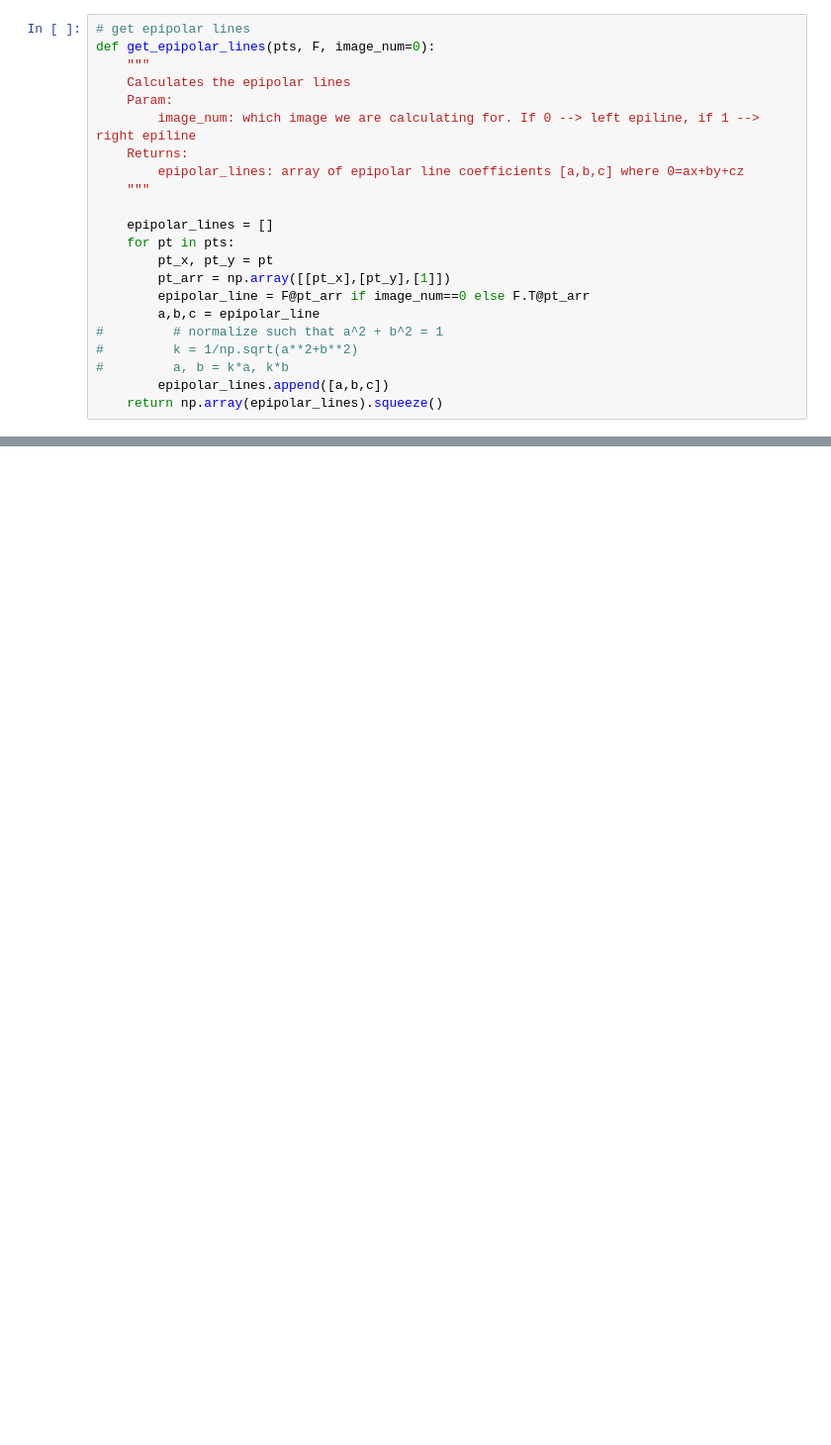
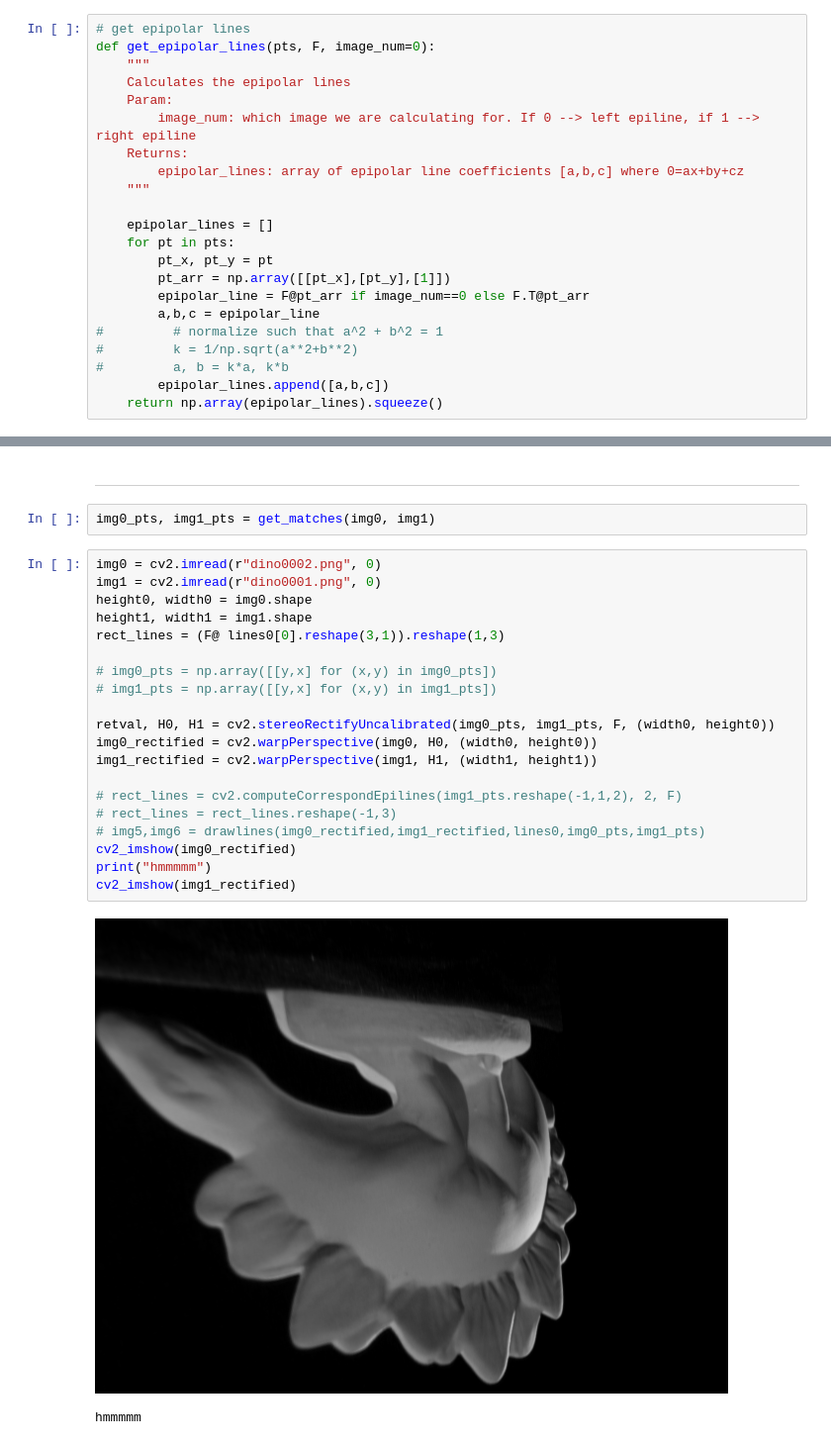
Before and after one commit to jiyunam/3d_stereo, a Jupyter notebook: (clean) 8 point algorithm.ipynb, the cells around one changed output, grey strips where cells are left out. Shown at 99% size. Saved outputs shown, nothing was run; the diff lists cells and outputs as text; blank space fills up the shorter version.

```diff
--- a/(clean) 8 point algorithm.ipynb
+++ b/(clean) 8 point algorithm.ipynb
@@ -176,0 +252,27 @@ plt.show()
+# %% [markdown]
+***
+# %%
+img0_pts, img1_pts = get_matches(img0, img1)
+# %%
+img0 = cv2.imread(r"dino0002.png", 0)
+img1 = cv2.imread(r"dino0001.png", 0)
+height0, width0 = img0.shape
+height1, width1 = img1.shape
+rect_lines = (F@ lines0[0].reshape(3,1)).reshape(1,3)
+
+# img0_pts = np.array([[y,x] for (x,y) in img0_pts])
+# img1_pts = np.array([[y,x] for (x,y) in img1_pts])
+
+retval, H0, H1 = cv2.stereoRectifyUncalibrated(img0_pts, img1_pts, F, (width0, height0))
+img0_rectified = cv2.warpPerspective(img0, H0, (width0, height0))
+img1_rectified = cv2.warpPerspective(img1, H1, (width1, height1))
+
+# rect_lines = cv2.computeCorrespondEpilines(img1_pts.reshape(-1,1,2), 2, F)
+# rect_lines = rect_lines.reshape(-1,3)
+# img5,img6 = drawlines(img0_rectified,img1_rectified,lines0,img0_pts,img1_pts)
+cv2_imshow(img0_rectified)
+print("hmmmmm")
+cv2_imshow(img1_rectified)
+# %% [output]
+[figure, added]
+hmmmmm
```
Also changed, not shown: parts of 27 cells of this notebook.
